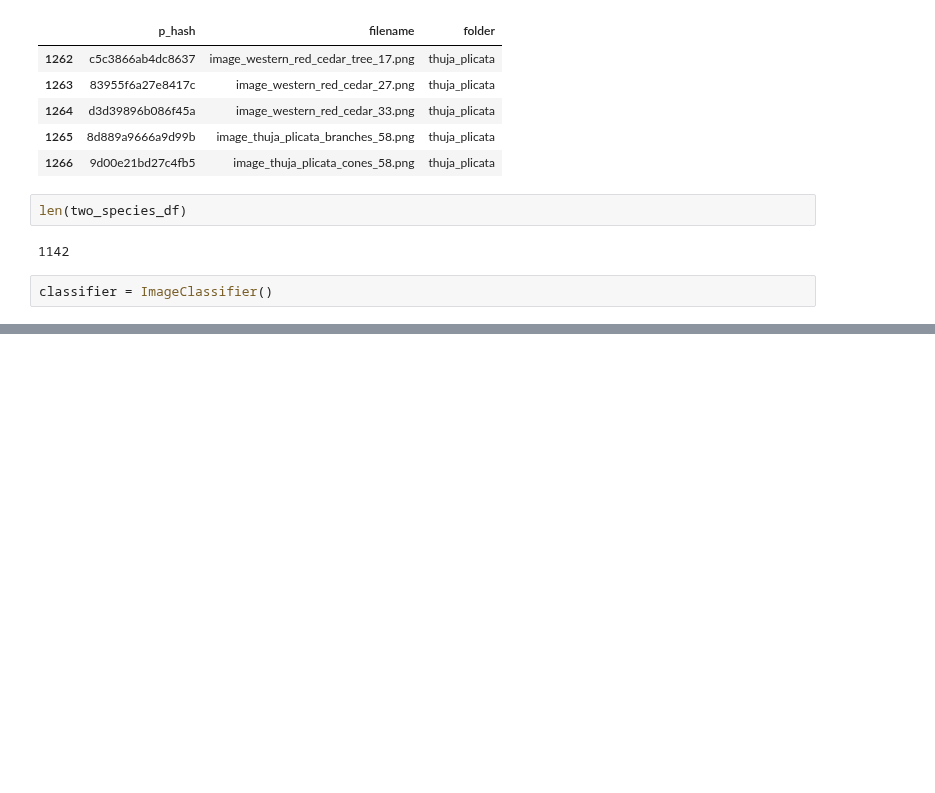
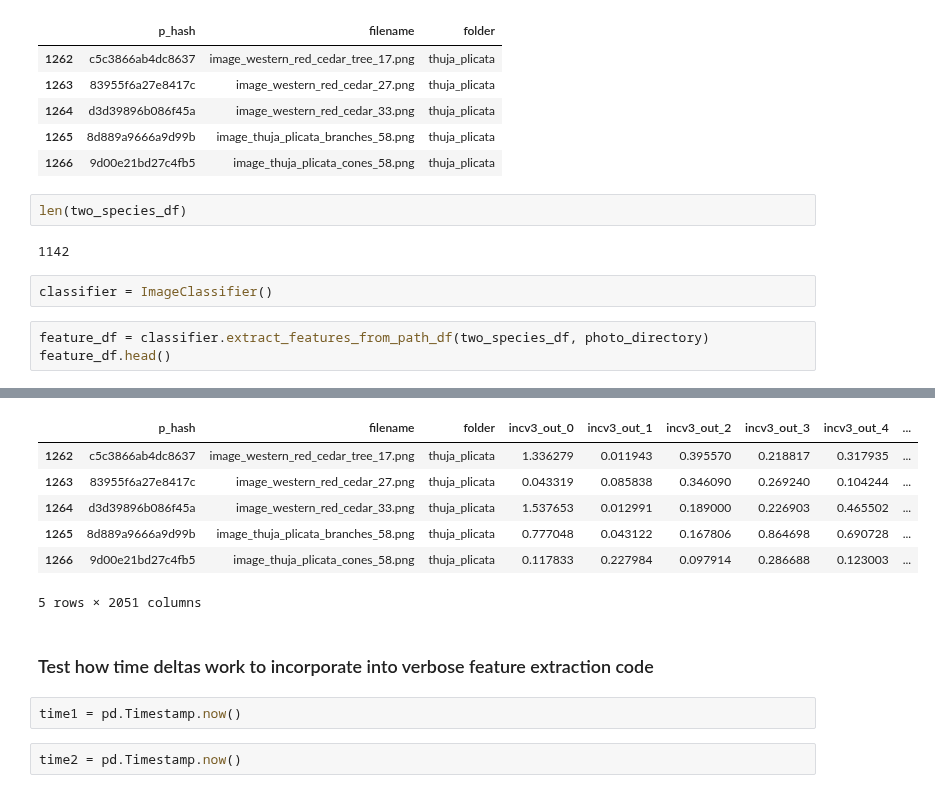
Before and after one commit to NathanielBlairStahn/tree-logic, a Jupyter notebook: notebooks/20180517_more_species/feature_extraction_20180518.ipynb, the cells around one changed output, grey strips where cells are left out. Cells and saved outputs as stored; diff of their text form; blank space fills up the shorter version.

Commit message:
extract features for 4 more species

```diff
--- a/notebooks/20180517_more_species/feature_extraction_20180518.ipynb
+++ b/notebooks/20180517_more_species/feature_extraction_20180518.ipynb
@@ -277,3 +278,7 @@ len(two_species_df)
 1142
 # %%
 classifier = ImageClassifier()
+# %%
+feature_df = classifier.extract_features_from_path_df(two_species_df, photo_directory)
+feature_df.head()
+# %% [output]
@@ -279,0 +298,13 @@ classifier = ImageClassifier()
+|  | p_hash | filename | folder | incv3_out_0 | incv3_out_1 | incv3_out_2 | incv3_out_3 | incv3_out_4 | ... |
+| 1262 | c5c3866ab4dc8637 | image_western_red_cedar_tree_17.png | thuja_plicata | 1.336279 | 0.011943 | 0.395570 | 0.218817 | 0.317935 | ... |
+| 1263 | 83955f6a27e8417c | image_western_red_cedar_27.png | thuja_plicata | 0.043319 | 0.085838 | 0.346090 | 0.269240 | 0.104244 | ... |
+| 1264 | d3d39896b086f45a | image_western_red_cedar_33.png | thuja_plicata | 1.537653 | 0.012991 | 0.189000 | 0.226903 | 0.465502 | ... |
+| 1265 | 8d889a9666a9d99b | image_thuja_plicata_branches_58.png | thuja_plicata | 0.777048 | 0.043122 | 0.167806 | 0.864698 | 0.690728 | ... |
+| 1266 | 9d00e21bd27c4fb5 | image_thuja_plicata_cones_58.png | thuja_plicata | 0.117833 | 0.227984 | 0.097914 | 0.286688 | 0.123003 | ... |
+5 rows × 2051 columns
+# %% [markdown]
+### Test how time deltas work to incorporate into verbose feature extraction code
+# %%
+time1 = pd.Timestamp.now()
+# %%
+time2 = pd.Timestamp.now()
```
Also changed, not shown: parts of 16 cells of this notebook, 1 other file.
